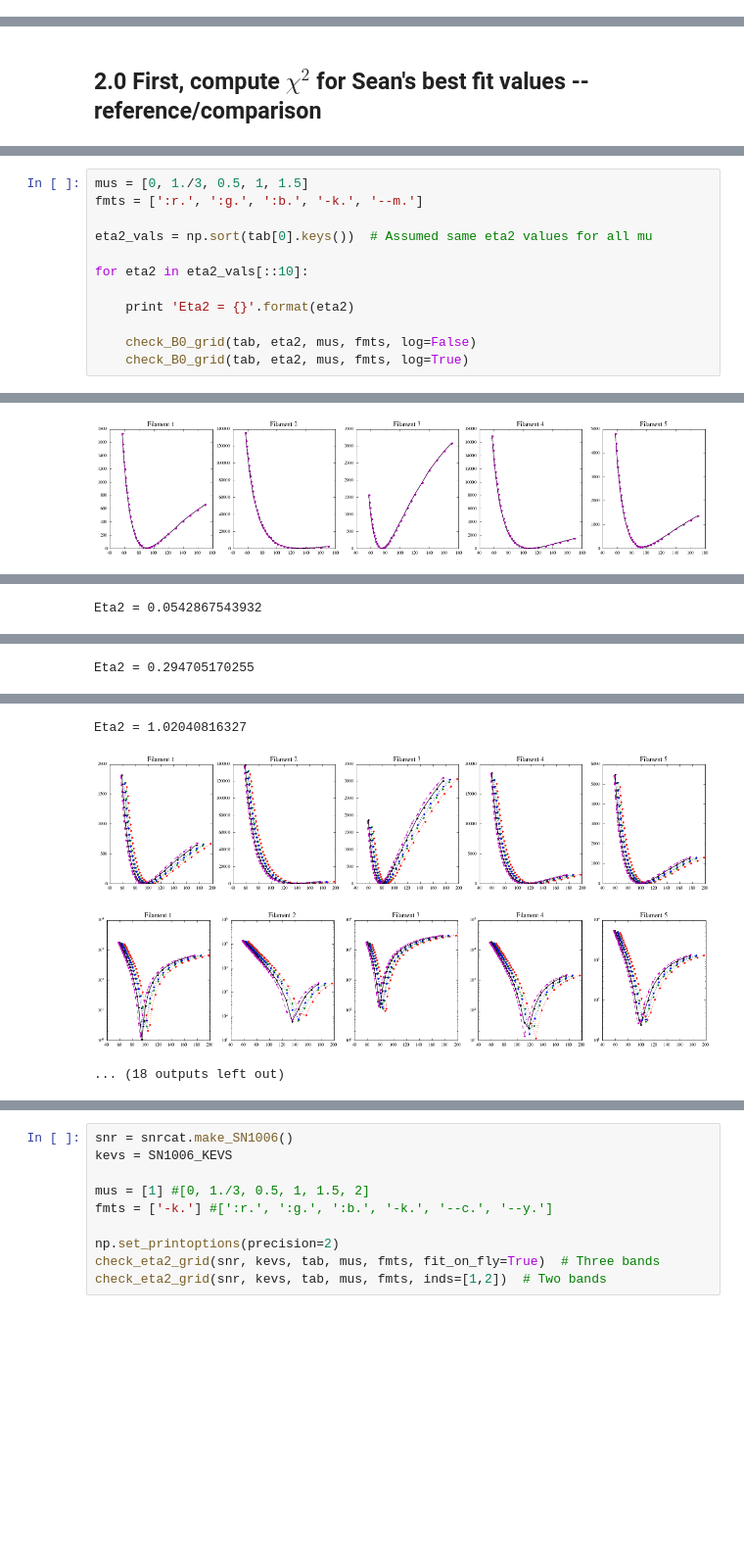
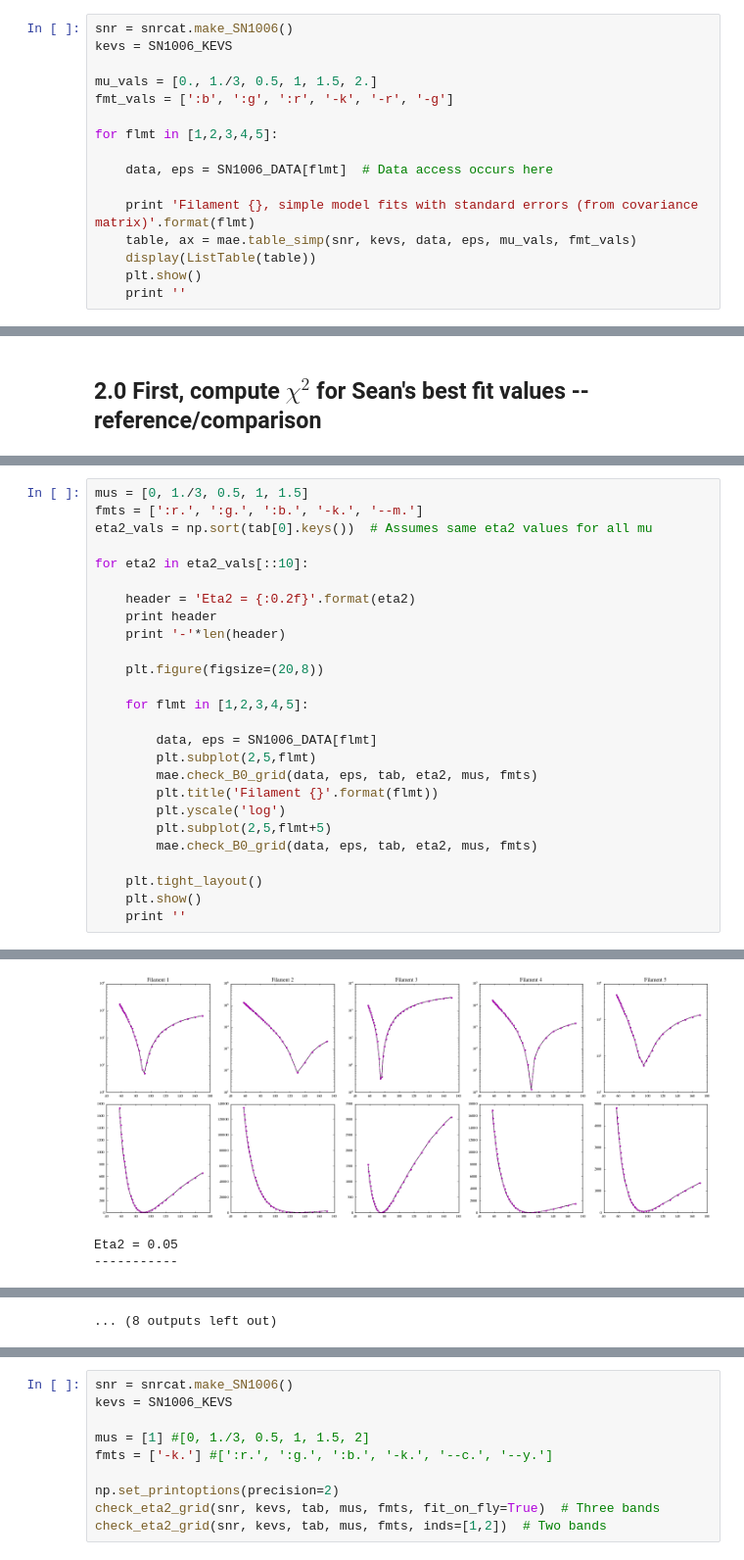
Before and after one commit to aarontran/snr-filaments, a Jupyter notebook: code-models/sn1006-fit-tables.ipynb, the cells around one changed output, grey strips where cells are left out. Shown at 98% size. Drawn from its saved outputs; the diff is of its cells as text; blank space fills up the shorter version.

```diff
--- a/code-models/sn1006-fit-tables.ipynb
+++ b/code-models/sn1006-fit-tables.ipynb
@@ -209,0 +92,16 @@ Hit parameter limit 5e-16
+# %%
+snr = snrcat.make_SN1006()
+kevs = SN1006_KEVS
+
+mu_vals = [0., 1./3, 0.5, 1, 1.5, 2.]
+fmt_vals = [':b', ':g', ':r', '-k', '-r', '-g']
+
+for flmt in [1,2,3,4,5]:
+
+    data, eps = SN1006_DATA[flmt]  # Data access occurs here
+
+    print 'Filament {}, simple model fits with standard errors (from covariance matrix)'.format(flmt)
+    table, ax = mae.table_simp(snr, kevs, data, eps, mu_vals, fmt_vals)
+    display(ListTable(table))
+    plt.show()
+    print ''
@@ -372,13 +314,27 @@ def check_B0_grid(tab, eta2, mu_vals, fmt_vals, log=True):
 # %%
 mus = [0, 1./3, 0.5, 1, 1.5]
 fmts = [':r.', ':g.', ':b.', '-k.', '--m.']
-
-eta2_vals = np.sort(tab[0].keys())  # Assumed same eta2 values for all mu
+eta2_vals = np.sort(tab[0].keys())  # Assumes same eta2 values for all mu
 
 for eta2 in eta2_vals[::10]:
 
-    print 'Eta2 = {}'.format(eta2)
+    header = 'Eta2 = {:0.2f}'.format(eta2)
+    print header
+    print '-'*len(header)
 
-    check_B0_grid(tab, eta2, mus, fmts, log=False)
-    check_B0_grid(tab, eta2, mus, fmts, log=True)
+    plt.figure(figsize=(20,8))
+
+    for flmt in [1,2,3,4,5]:
+
+        data, eps = SN1006_DATA[flmt]
+        plt.subplot(2,5,flmt)
+        mae.check_B0_grid(data, eps, tab, eta2, mus, fmts)
+        plt.title('Filament {}'.format(flmt))
+        plt.yscale('log')
+        plt.subplot(2,5,flmt+5)
+        mae.check_B0_grid(data, eps, tab, eta2, mus, fmts)
+
+    plt.tight_layout()
+    plt.show()
+    print ''
 # %% [output]
@@ -386 +343,3 @@ Eta2 = 0.0
-[figure, old version]
+[figure, new version]
+Eta2 = 0.05
+-----------
@@ -388 +346,0 @@ Eta2 = 0.0
-Eta2 = 0.0542867543932
@@ -391 +352,0 @@ Eta2 = 0.0542867543932
-Eta2 = 0.294705170255
@@ -394,4 +359 @@ Eta2 = 0.294705170255
-Eta2 = 1.02040816327
-[figure, removed]
-[figure, removed]
-... (18 outputs left out)
+... (8 outputs left out)
```
Also changed, not shown: parts of 33 cells of this notebook, 6 other files.
